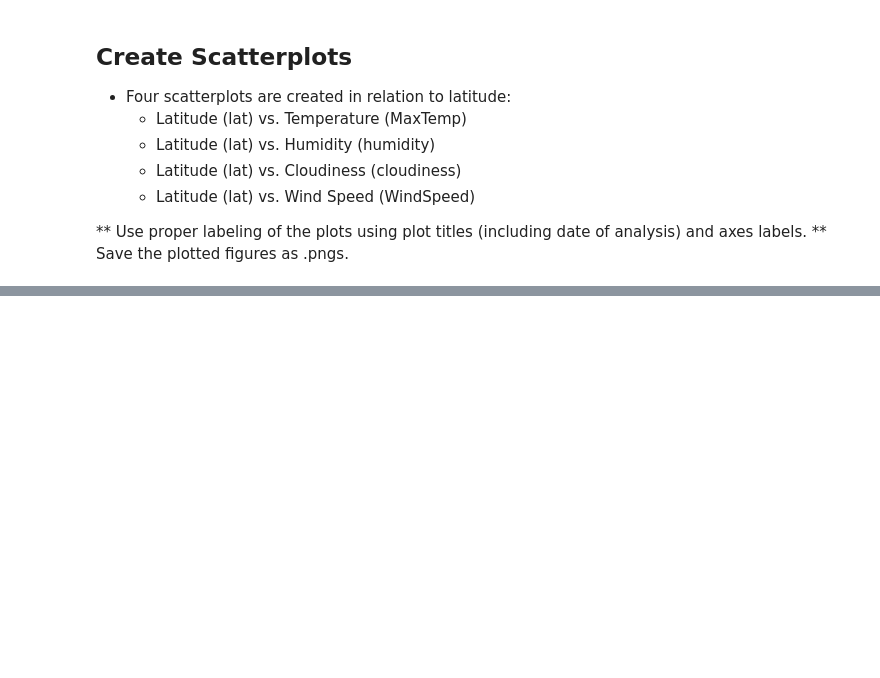
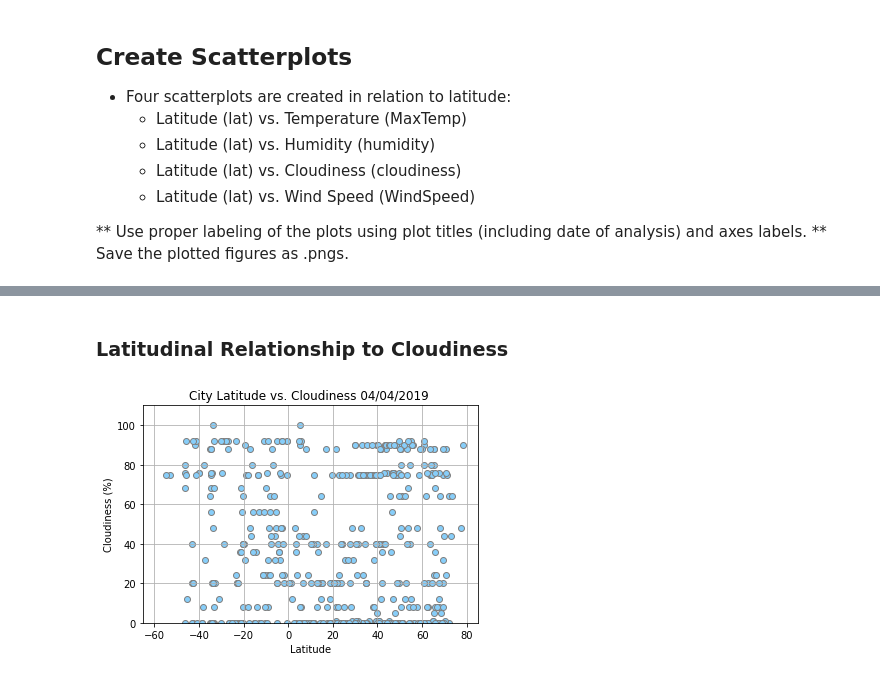
Before and after one commit to RyanSchraeder/DU-Data-Science-Work, a Jupyter notebook: Homework Assignments/Ryan_Schraeder_HW_Python APIs/Notebooks/WeatherPy Analysis (Ryan's Scratch Notebook).ipynb, the cells around one changed output, grey strips where cells are left out. Saved outputs shown, nothing was run; the diff lists cells and outputs as text; code cells hidden in the pictures; blank space fills up the shorter version.

```diff
--- a/Homework Assignments/Ryan_Schraeder_HW_Python APIs/Notebooks/WeatherPy Analysis (Ryan's Scratch Notebook).ipynb
+++ b/Homework Assignments/Ryan_Schraeder_HW_Python APIs/Notebooks/WeatherPy Analysis (Ryan's Scratch Notebook).ipynb
@@ -231,0 +275,18 @@ memory usage: 38.8+ KB
+# %% [markdown]
+### Latitudinal Relationship to Cloudiness
+# %%
+# Cloudiness Relationship
+
+plt.xlabel("Latitude")
+plt.ylabel("Cloudiness (%)")
+plt.xlim(-65, 85)
+plt.ylim(0, 110)
+plt.title("City Latitude vs. Cloudiness 04/04/2019 ")
+plt.grid()
+plt.scatter(x_axis, y_axis_cloudiness,facecolor="lightskyblue", edgecolor="gray")
+
+# Save Figure
+plt.savefig("../Images/LatitudeVsCloudinessPct.png")
+plt.show()
+# %% [output]
+[figure, added]
```
Also changed, not shown: parts of 12 cells of this notebook, 5 other files.
